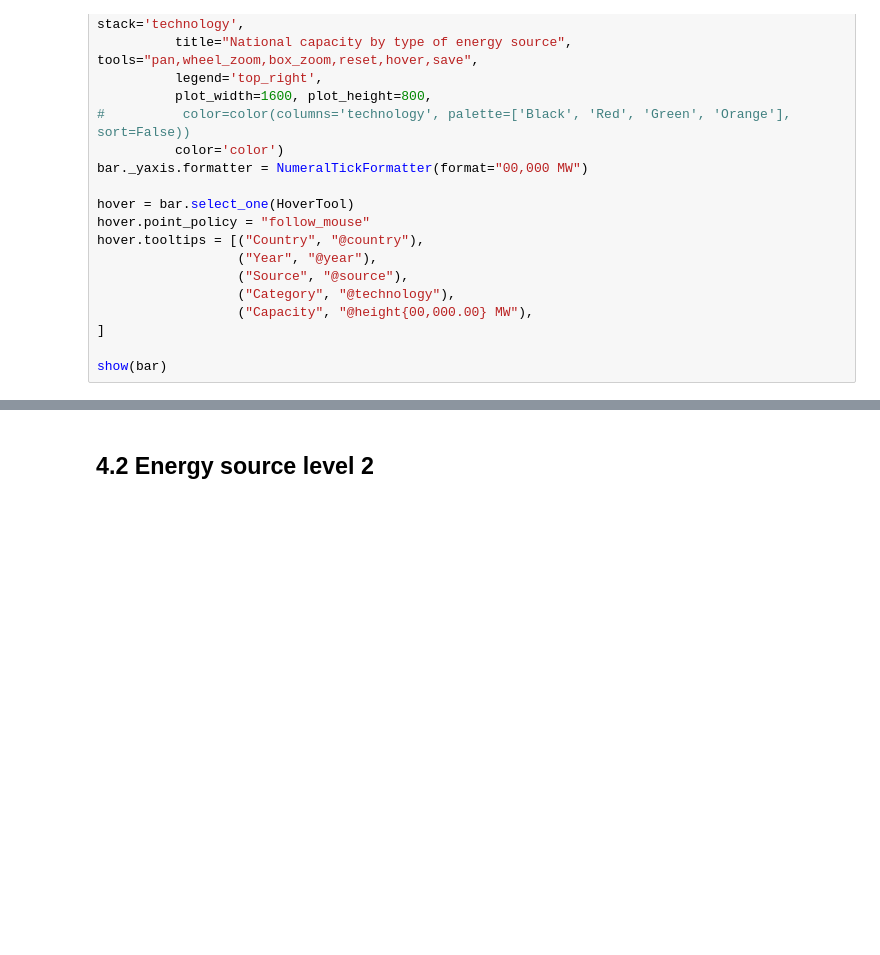
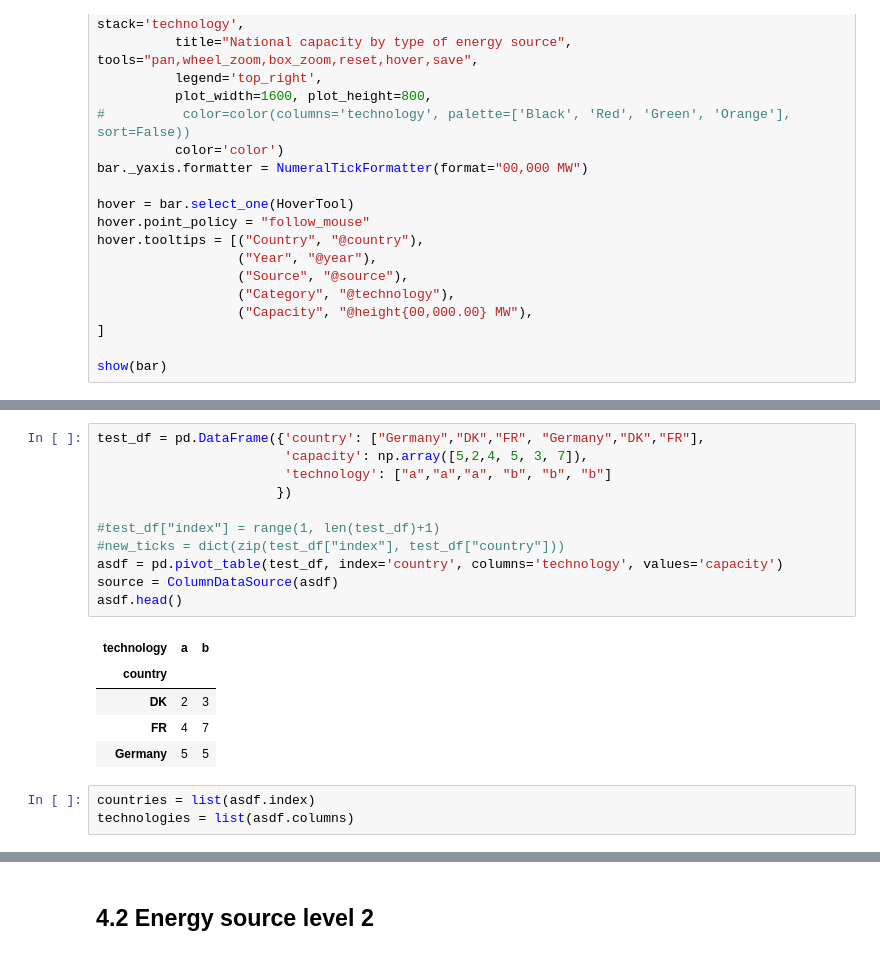
Before and after one commit to Open-Power-System-Data/national_generation_capacity, a Jupyter notebook: tests.ipynb, the cells around one changed output, grey strips where cells are left out. Saved outputs shown, nothing was run; the diff lists cells and outputs as text; blank space fills up the shorter version.

```diff
--- a/tests.ipynb
+++ b/tests.ipynb
@@ -179,0 +300,20 @@ show(bar)
+# %%
+test_df = pd.DataFrame({'country': ["Germany","DK","FR", "Germany","DK","FR"],
+                        'capacity': np.array([5,2,4, 5, 3, 7]),
+                        'technology': ["a","a","a", "b", "b", "b"]
+                       })
+
+#test_df["index"] = range(1, len(test_df)+1)
+#new_ticks = dict(zip(test_df["index"], test_df["country"]))
+asdf = pd.pivot_table(test_df, index='country', columns='technology', values='capacity')
+source = ColumnDataSource(asdf)
+asdf.head()
+# %% [output]
+| technology | a | b |
+| country |  |  |
+| DK | 2 | 3 |
+| FR | 4 | 7 |
+| Germany | 5 | 5 |
+# %%
+countries = list(asdf.index)
+technologies = list(asdf.columns)
```
Also changed, not shown: parts of 23 cells of this notebook, 4 other files.
